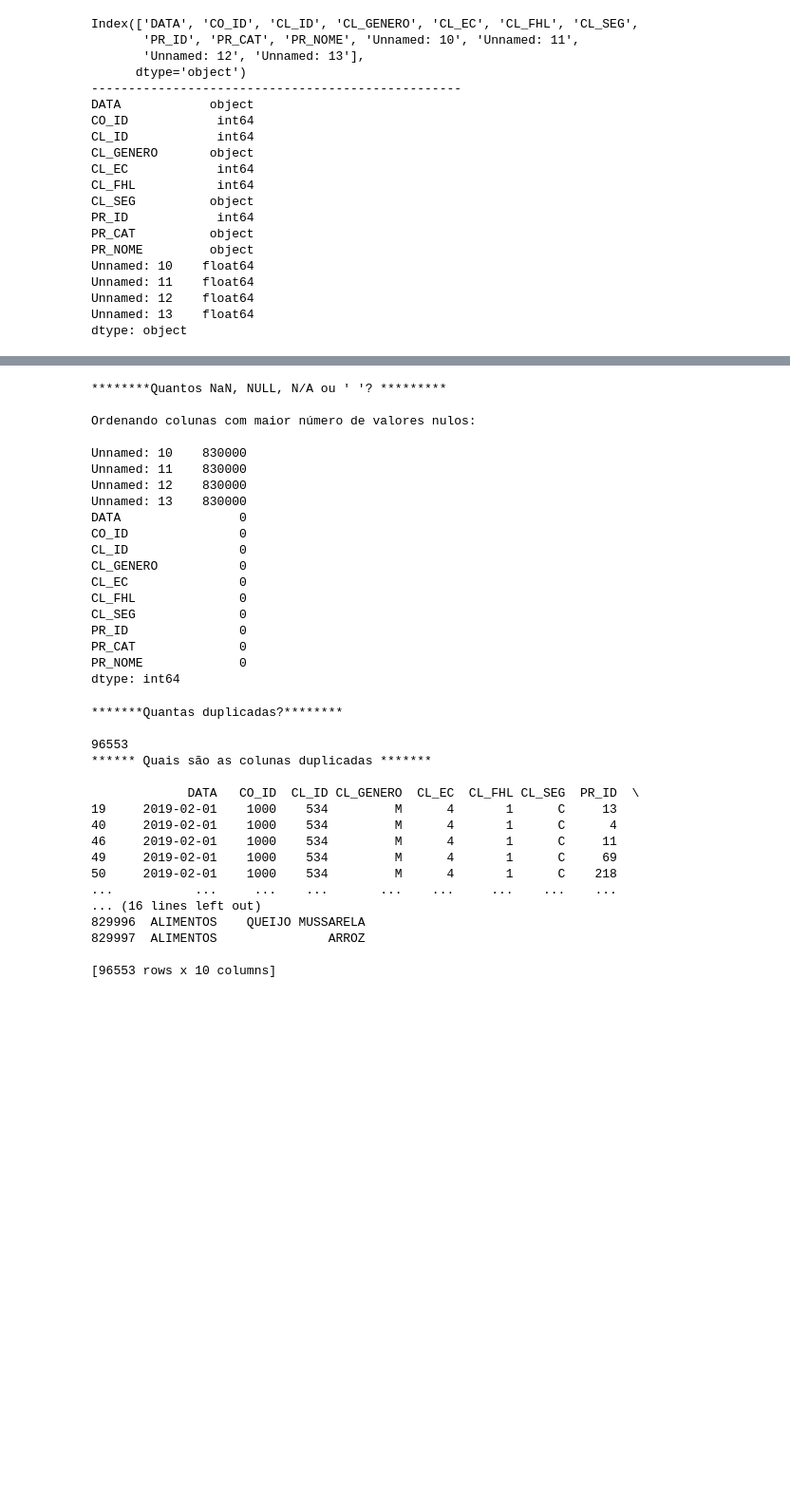
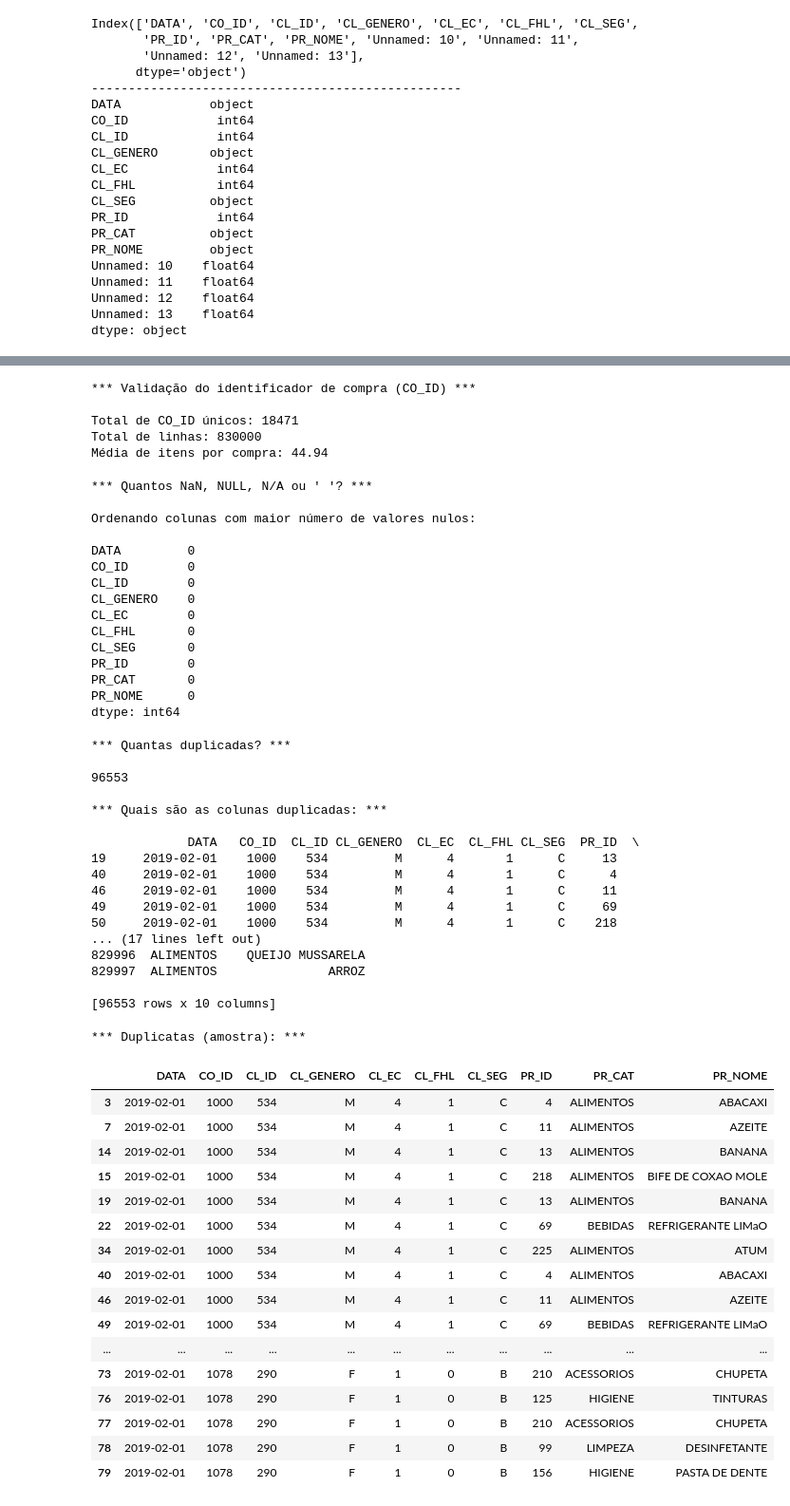
Before and after one commit to yaslisboa/Miniprojeto_YasmineLisboaBernardo_AnalisedeDadoscomPythonT2, a Jupyter notebook: notebook.ipynb, the cells around one changed output, grey strips where cells are left out. Shown at 95% size. Saved outputs shown, nothing was run; the diff lists cells and outputs as text; code cells hidden in the pictures; blank space fills up the shorter version.

```diff
--- a/notebook.ipynb
+++ b/notebook.ipynb
@@ -89,45 +86,52 @@ print(varejo.head())
+# %%
+print("*** Validação do identificador de compra (CO_ID) ***")
+print("")
+print(f"Total de CO_ID únicos: {varejo['CO_ID'].nunique()}")
+print(f"Total de linhas: {len(varejo)}")
+print("Média de itens por compra:", round(len(varejo) / varejo['CO_ID'].nunique(), 2))
+# %% [output]
+*** Validação do identificador de compra (CO_ID) ***
+
+Total de CO_ID únicos: 18471
+Total de linhas: 830000
+Média de itens por compra: 44.94
 # %%
-print("********Quantos NaN, NULL, N/A ou ' '? *********")
+print("*** Quantos NaN, NULL, N/A ou ' '? ***")
 print("")
 varejo = varejo.replace({'NULL': np.nan, 'N/A': np.nan, '': np.nan})
 print("Ordenando colunas com maior número de valores nulos:")
 print("")
 print(varejo.isnull().sum().sort_values(ascending=False))
 # %% [output]
-********Quantos NaN, NULL, N/A ou ' '? *********
+*** Quantos NaN, NULL, N/A ou ' '? ***
 
 Ordenando colunas com maior número de valores nulos:
 
-Unnamed: 10    830000
-Unnamed: 11    830000
-Unnamed: 12    830000
-Unnamed: 13    830000
-DATA                0
-CO_ID               0
-CL_ID               0
-CL_GENERO           0
-CL_EC               0
-CL_FHL              0
-CL_SEG              0
-PR_ID               0
-PR_CAT              0
-PR_NOME             0
+DATA         0
+CO_ID        0
+CL_ID        0
+CL_GENERO    0
+CL_EC        0
+CL_FHL       0
+CL_SEG       0
+PR_ID        0
+PR_CAT       0
+PR_NOME      0
 dtype: int64
 # %%
-print("*******Quantas duplicadas?********")
+print("*** Quantas duplicadas? ***")
 print("")
 print(varejo.duplicated().sum())
-
-print("****** Quais são as colunas duplicadas *******")
+print("")
+print("*** Quais são as colunas duplicadas: ***")
 print("")
 print(varejo[varejo.duplicated()])
-#As colunas duplicadas não são iguais, apenas se referem à mesma compra, mesma nota fiscal (CO_ID)
-#Portando não serão modificadas ou removidas
 # %% [output]
-*******Quantas duplicadas?********
+*** Quantas duplicadas? ***
 
 96553
-****** Quais são as colunas duplicadas *******
+
+*** Quais são as colunas duplicadas: ***
 
              DATA   CO_ID  CL_ID CL_GENERO  CL_EC  CL_FHL CL_SEG  PR_ID  \
 19     2019-02-01    1000    534         M      4       1      C     13
@@ -135,9 +139,30 @@ print(varejo[varejo.duplicated()])
 46     2019-02-01    1000    534         M      4       1      C     11
 49     2019-02-01    1000    534         M      4       1      C     69
 50     2019-02-01    1000    534         M      4       1      C    218
-...           ...     ...    ...       ...    ...     ...    ...    ...
-... (16 lines left out)
+... (17 lines left out)
 829996  ALIMENTOS    QUEIJO MUSSARELA
 829997  ALIMENTOS               ARROZ
 
 [96553 rows x 10 columns]
+# %%
+print("*** Duplicatas (amostra): ***")
+varejo[varejo.duplicated(keep=False)].head(20)
+# %% [output]
+*** Duplicatas (amostra): ***
+|  | DATA | CO_ID | CL_ID | CL_GENERO | CL_EC | CL_FHL | CL_SEG | PR_ID | PR_CAT | PR_NOME |
+| 3 | 2019-02-01 | 1000 | 534 | M | 4 | 1 | C | 4 | ALIMENTOS | ABACAXI |
+| 7 | 2019-02-01 | 1000 | 534 | M | 4 | 1 | C | 11 | ALIMENTOS | AZEITE |
+| 14 | 2019-02-01 | 1000 | 534 | M | 4 | 1 | C | 13 | ALIMENTOS | BANANA |
+| 15 | 2019-02-01 | 1000 | 534 | M | 4 | 1 | C | 218 | ALIMENTOS | BIFE DE COXAO MOLE |
+| 19 | 2019-02-01 | 1000 | 534 | M | 4 | 1 | C | 13 | ALIMENTOS | BANANA |
+| 22 | 2019-02-01 | 1000 | 534 | M | 4 | 1 | C | 69 | BEBIDAS | REFRIGERANTE LIMaO |
+| 34 | 2019-02-01 | 1000 | 534 | M | 4 | 1 | C | 225 | ALIMENTOS | ATUM |
+| 40 | 2019-02-01 | 1000 | 534 | M | 4 | 1 | C | 4 | ALIMENTOS | ABACAXI |
+| 46 | 2019-02-01 | 1000 | 534 | M | 4 | 1 | C | 11 | ALIMENTOS | AZEITE |
+| 49 | 2019-02-01 | 1000 | 534 | M | 4 | 1 | C | 69 | BEBIDAS | REFRIGERANTE LIMaO |
+| ... | ... | ... | ... | ... | ... | ... | ... | ... | ... | ... |
+| 73 | 2019-02-01 | 1078 | 290 | F | 1 | 0 | B | 210 | ACESSORIOS | CHUPETA |
+| 76 | 2019-02-01 | 1078 | 290 | F | 1 | 0 | B | 125 | HIGIENE | TINTURAS |
+| 77 | 2019-02-01 | 1078 | 290 | F | 1 | 0 | B | 210 | ACESSORIOS | CHUPETA |
+| 78 | 2019-02-01 | 1078 | 290 | F | 1 | 0 | B | 99 | LIMPEZA | DESINFETANTE |
+| 79 | 2019-02-01 | 1078 | 290 | F | 1 | 0 | B | 156 | HIGIENE | PASTA DE DENTE |
```
Also changed, not shown: parts of 24 cells of this notebook.
